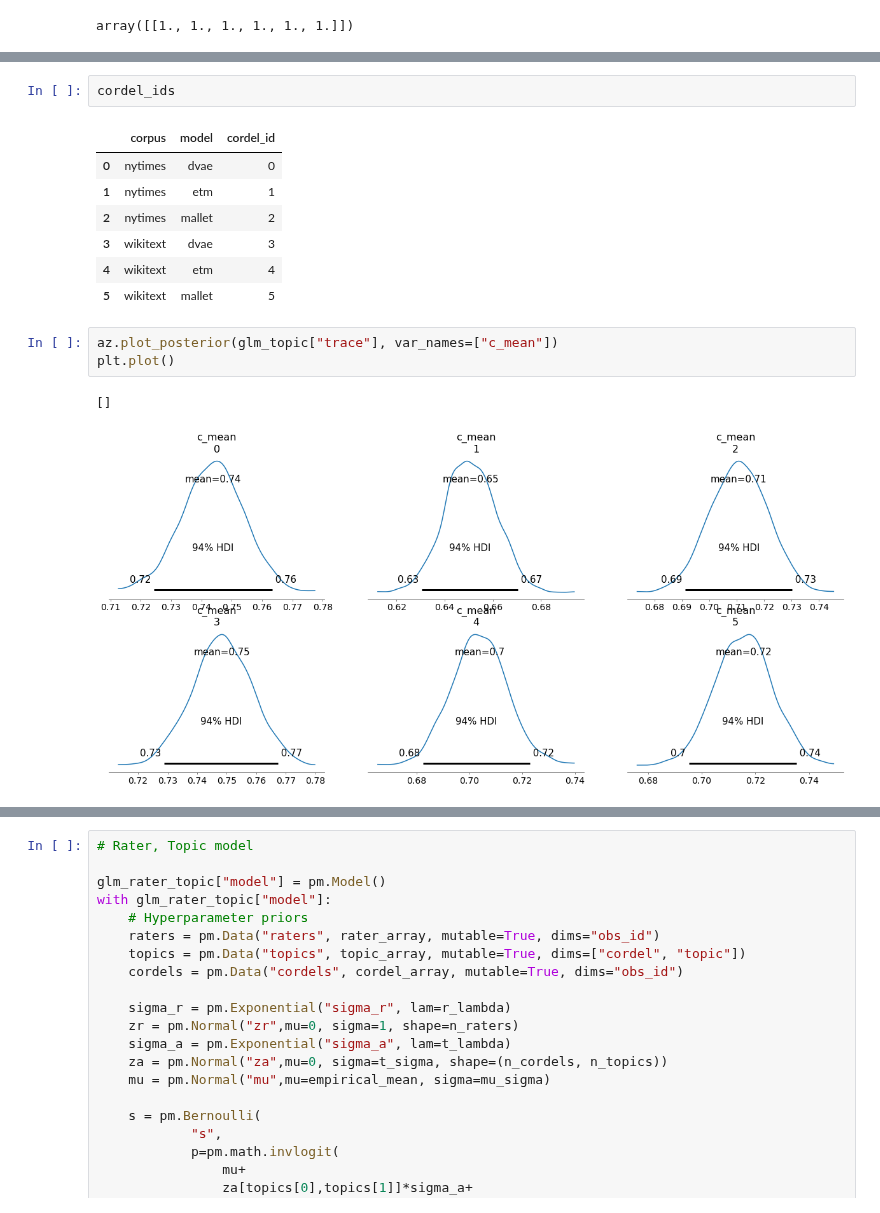
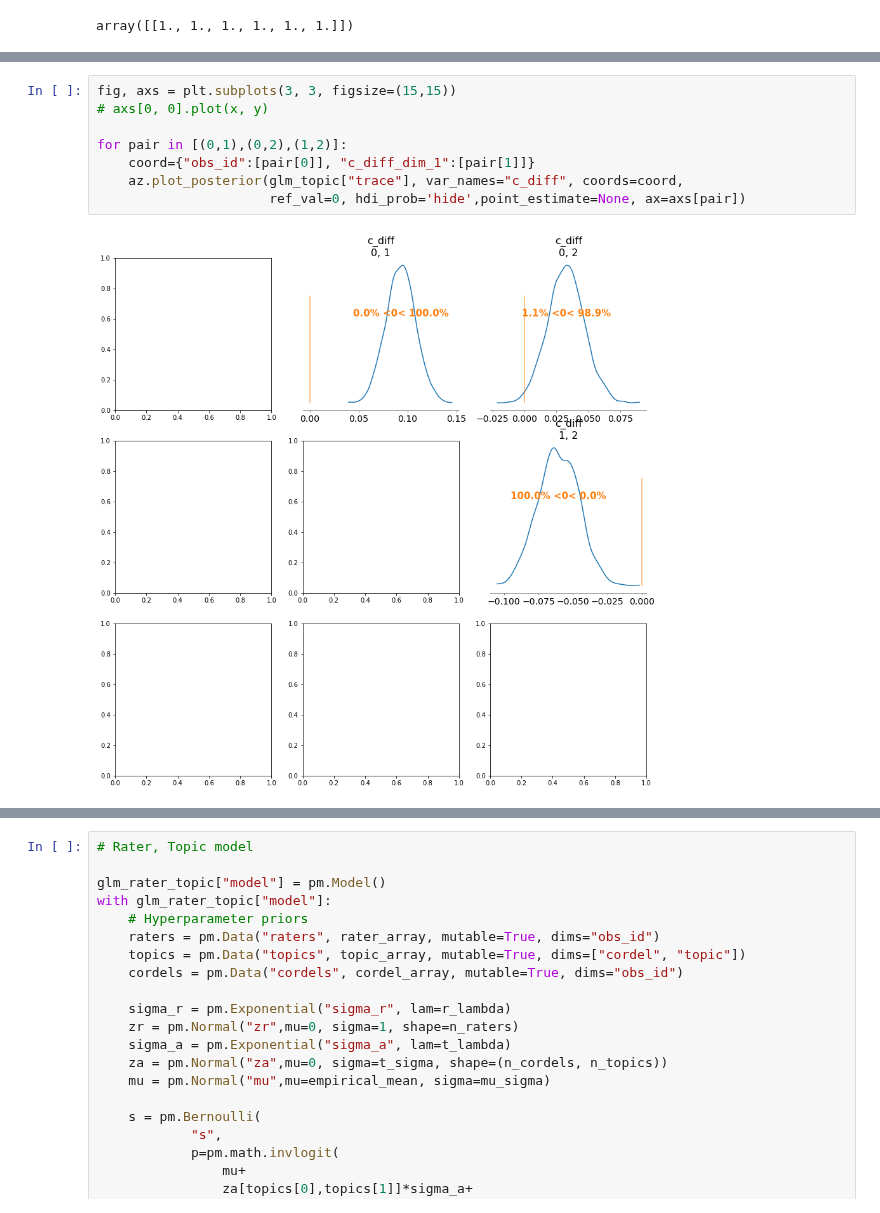
Before and after one commit to imrogerjiang/bayesian-inference-topic-measures, a Jupyter notebook: Model Comparison - Hoyle Data.ipynb, the cells around one changed output, grey strips where cells are left out. Drawn from its saved outputs; the diff is of its cells as text.

```diff
--- a/Model Comparison - Hoyle Data.ipynb
+++ b/Model Comparison - Hoyle Data.ipynb
@@ -168,16 +156,10 @@ glm_topic["summary_stat"][glm_topic["summary_stat"]["param"]=="c_diff"]
-# %%
-cordel_ids
-# %% [output]
-|  | corpus | model | cordel_id |
-| 0 | nytimes | dvae | 0 |
-| 1 | nytimes | etm | 1 |
-| 2 | nytimes | mallet | 2 |
-| 3 | wikitext | dvae | 3 |
-| 4 | wikitext | etm | 4 |
-| 5 | wikitext | mallet | 5 |
-# %%
-az.plot_posterior(glm_topic["trace"], var_names=["c_mean"])
-plt.plot()
-# %% [output]
-[]
-[figure, removed]
+# %%
+fig, axs = plt.subplots(3, 3, figsize=(15,15))
+# axs[0, 0].plot(x, y)
+
+for pair in [(0,1),(0,2),(1,2)]:
+    coord={"obs_id":[pair[0]], "c_diff_dim_1":[pair[1]]}
+    az.plot_posterior(glm_topic["trace"], var_names="c_diff", coords=coord,
+                      ref_val=0, hdi_prob='hide',point_estimate=None, ax=axs[pair])
+# %% [output]
+[figure, added]
```
Also changed, not shown: parts of 8 cells of this notebook, 1 other file.
